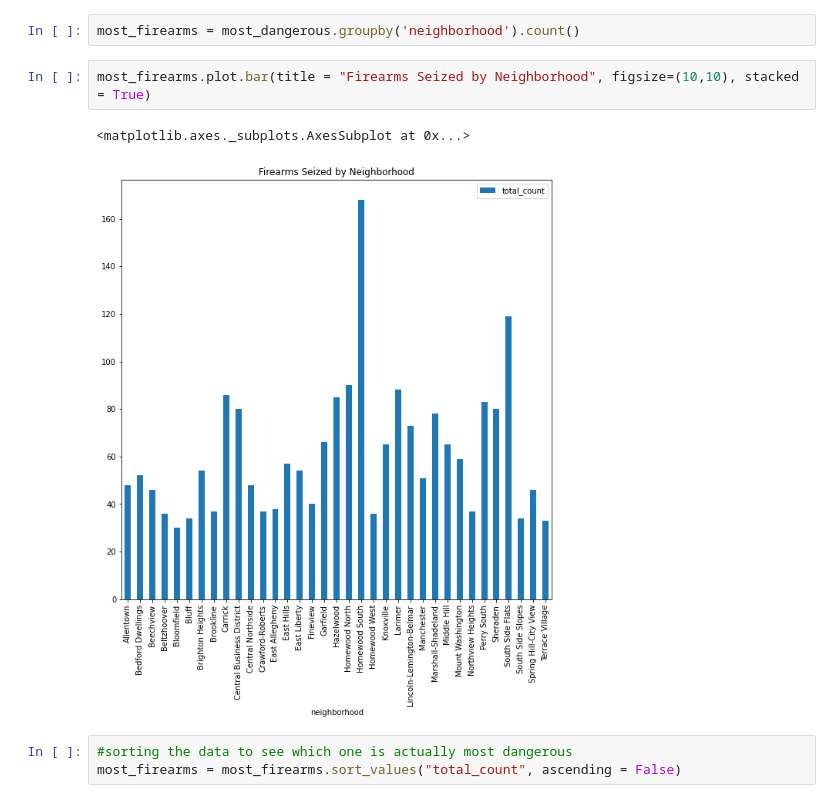
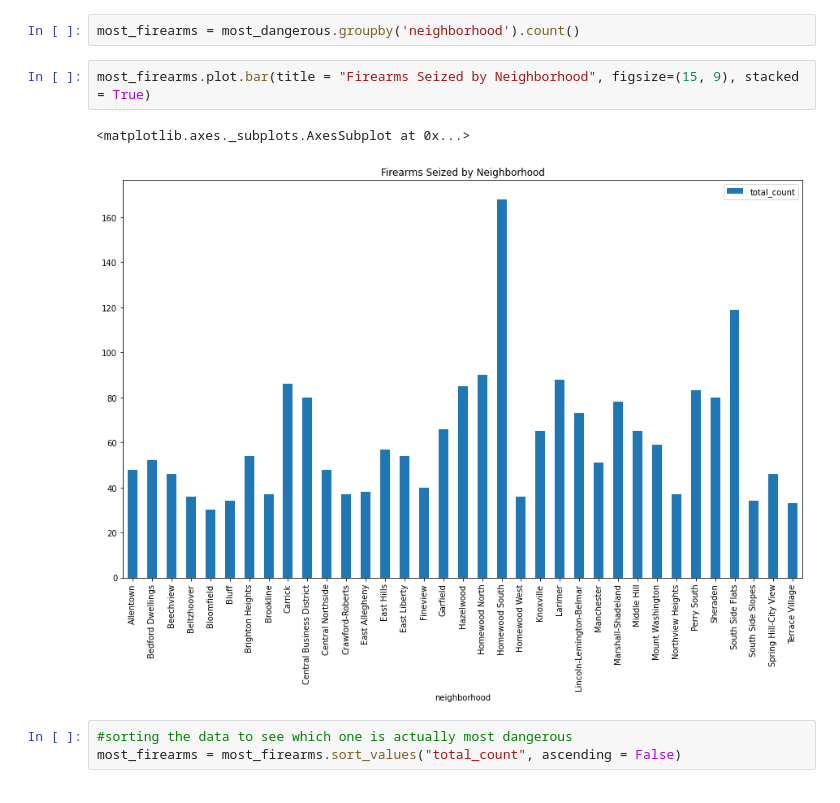
Before and after one commit to CalTsai77/Python-Data-Analysis-with-pandas-, a Jupyter notebook: Emily_personal_notebook.ipynb, the cells around one changed output. Drawn from its saved outputs; the diff is of its cells as text.

```diff
--- a/Emily_personal_notebook.ipynb
+++ b/Emily_personal_notebook.ipynb
@@ -101,10 +101,10 @@ I was hoping that that ^ would work, but instead of one graph with 20 bars, I go
 # %%
 most_firearms = most_dangerous.groupby('neighborhood').count()
 # %%
-most_firearms.plot.bar(title = "Firearms Seized by Neighborhood", figsize=(10,10), stacked = True)
+most_firearms.plot.bar(title = "Firearms Seized by Neighborhood", figsize=(15, 9), stacked = True)
 # %% [output]
 <matplotlib.axes._subplots.AxesSubplot at 0x...>
-[figure, old version]
+[figure, new version]
 # %%
 #sorting the data to see which one is actually most dangerous
 most_firearms = most_firearms.sort_values("total_count", ascending = False)
```
Also changed, not shown: 2 other files.
